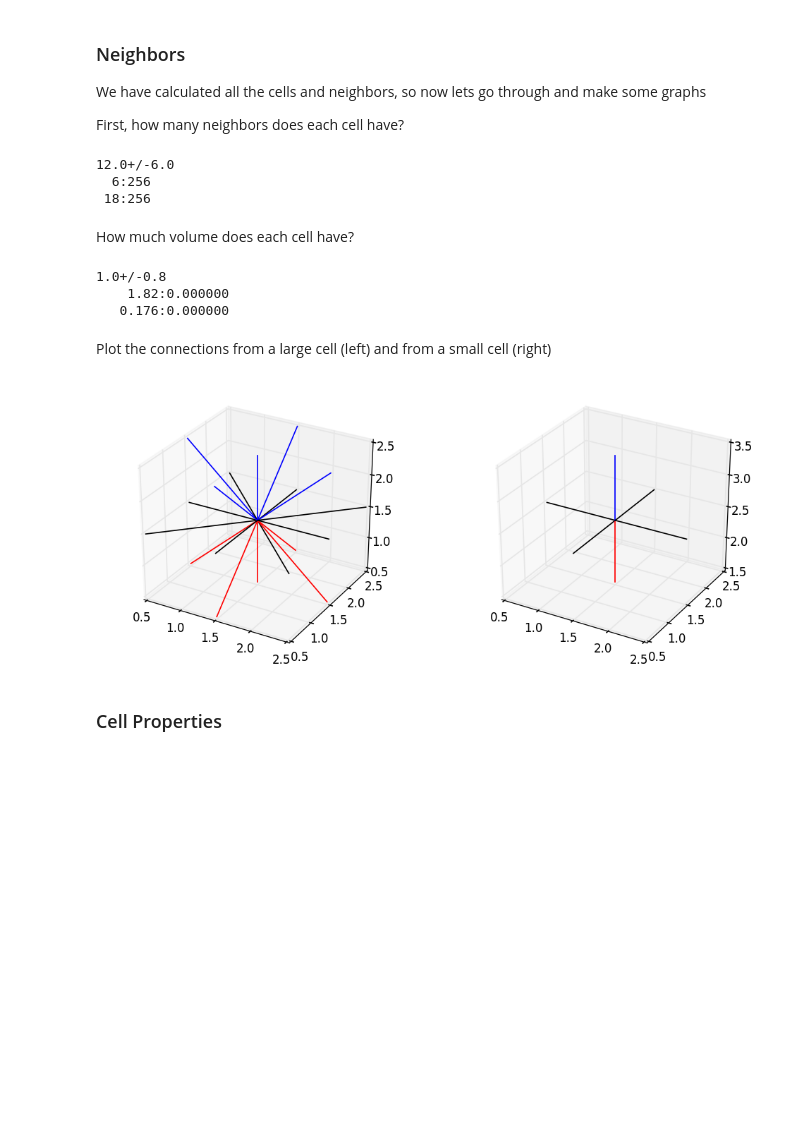
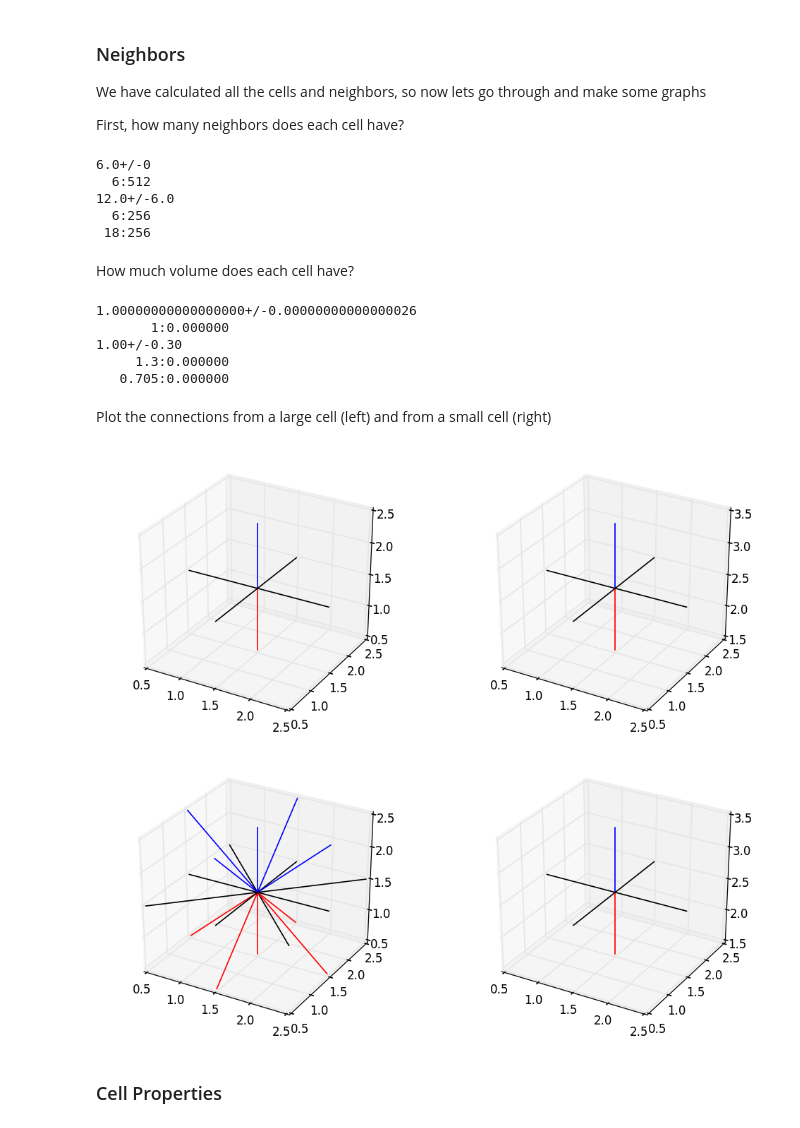
Before and after one commit to wackywendell/tess, a Jupyter notebook: examples/Examples.ipynb, the cells around one changed output. Drawn from its saved outputs; the diff is of its cells as text; code cells hidden in the pictures; blank space fills up the shorter version.

```diff
--- a/examples/Examples.ipynb
+++ b/examples/Examples.ipynb
@@ -26,0 +16,4 @@ cellsbyn = {v.id: v for v in cells}
+# %%
+cells1 = tess.Container(pts, nm, periodic=False)
+c = cells1[0]
+len(cells1), str(c), repr(c)
@@ -26,0 +22,3 @@ cellsbyn = {v.id: v for v in cells}
+# %%
+cells2 = tess.Container(pts, nm, radii=r, periodic=True)
+len(cells2)
@@ -30,56 +30,65 @@ We have calculated all the cells and neighbors, so now lets go through and make
 
 First, how many neighbors does each cell have?
 # %%
-alln = []
-for v in cells:
-    alln.append(len(v.neighbors()))
+for cells in (cells1, cells2):
+    alln = []
+    for v in cells:
+        alln.append(len(v.neighbors()))
 
-print(ufloatms(alln))
-for n in sorted(set(alln)):
-    print('{:3d}:{:3d}'.format(n, alln.count(n)))
+    print(ufloatms(alln))
+    for n in sorted(set(alln)):
+        print('{:3d}:{:3d}'.format(n, alln.count(n)))
 # %% [output]
+6.0+/-0
+  6:512
 12.0+/-6.0
   6:256
  18:256
 # %% [markdown]
 How much volume does each cell have?
 # %%
-allVs = []
-for v in cells:
-    allVs.append(v.volume())
+for cells in (cells1, cells2):
+    allVs = []
+    for v in cells:
+        allVs.append(v.volume())
 
-print(ufloatms(allVs))
-for n in sorted(set(['{:8.3g}'.format(V) for V in allVs])):
-    print('{:8s}:{:3f}'.format(n, allVs.count(n)))
+    print(ufloatms(allVs))
+    for n in sorted(set(['{:8.3g}'.format(V) for V in allVs])):
+        print('{:8s}:{:3f}'.format(n, allVs.count(n)))
 # %% [output]
-1.0+/-0.8
-    1.82:0.000000
-   0.176:0.000000
+1.00000000000000000+/-0.00000000000000026
+       1:0.000000
+1.00+/-0.30
+     1.3:0.000000
+   0.705:0.000000
 # %% [markdown]
 Plot the connections from a large cell (left) and from a small cell (right)
 # %%
 from mpl_toolkits.mplot3d import Axes3D
-(fig, (ax1, ax2)) = plt.subplots(1,2,figsize=(10,4), subplot_kw=dict(projection='3d'))
 
-p1, p2 = array((1.5,1.5,1.5)), array((1.5,1.5,2.5))
-for v in cells:
-    if np.allclose(p1, v.pos()):
-        ax = ax1
-    elif np.allclose(p2, v.pos()):
-        ax = ax2
-    else:
-        continue
+for cells in (cells1, cells2):
+    (fig, (ax1, ax2)) = plt.subplots(1,2,figsize=(10,4), subplot_kw=dict(projection='3d'))
 
-    x1,y1,z1 = v.pos()
-    xyz2 = [cellsbyn[m].pos() for m in v.neighbors()]
+    p1, p2 = array((1.5,1.5,1.5)), array((1.5,1.5,2.5))
+    for v in cells:
+        if np.allclose(p1, v.pos()):
+            ax = ax1
+        elif np.allclose(p2, v.pos()):
+            ax = ax2
+        else:
+            continue
 
-    for x2,y2,z2 in sorted(xyz2):
-        ls = 'k-'
-        if z1 - z2 > z1*1e-3: ls = 'r-'
-        elif z1 - z2 < -z1*1e-3: ls = 'b-'
-        ax.plot([x1,x2], [y1,y2], [z1,z2], ls)
+        x1,y1,z1 = v.pos()
+        xyz2 = [cells[m].pos() for m in v.neighbors()]
+
+        for x2,y2,z2 in sorted(xyz2):
+            ls = 'k-'
+            if z1 - z2 > z1*1e-3: ls = 'r-'
+            elif z1 - z2 < -z1*1e-3: ls = 'b-'
+            ax.plot([x1,x2], [y1,y2], [z1,z2], ls)
 # %% [output]
-[figure, old version]
+[figure, new version]
+[figure, added]
 # %% [markdown]
 ### Cell Properties
 # %%
```
Also changed, not shown: parts of 29 cells of this notebook, 4 other files.
